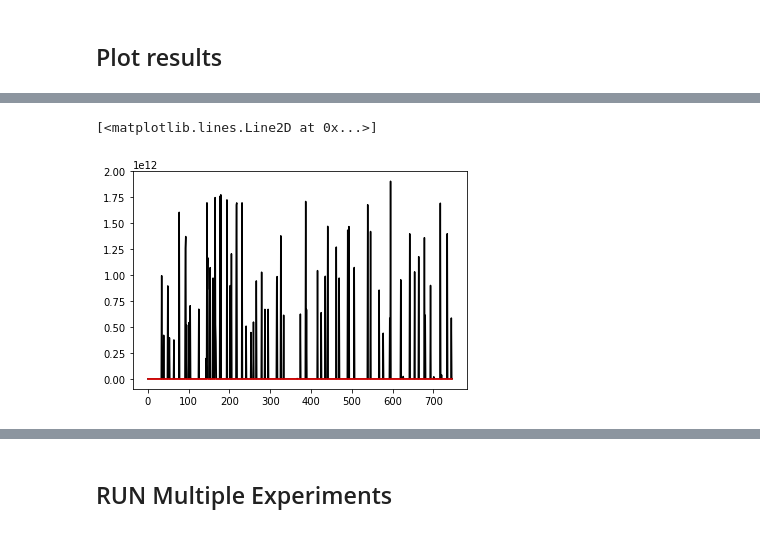
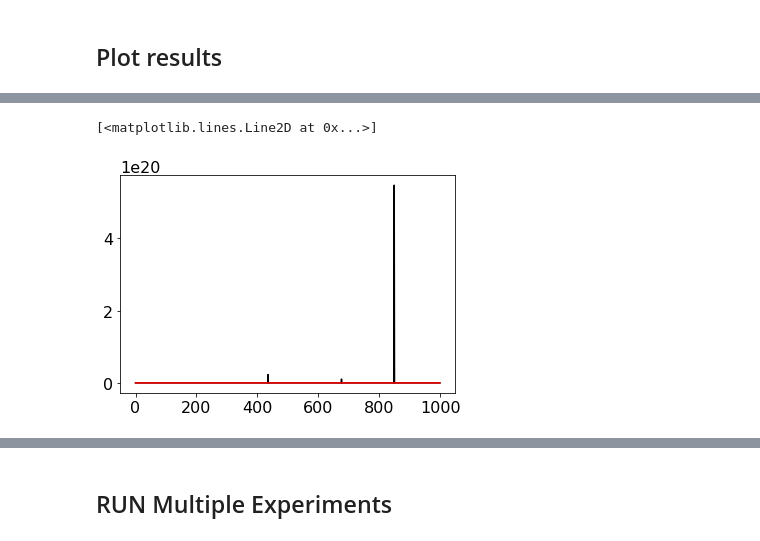
Before and after one commit to GoldeneyeRohan/prediction-uncertainty, a Jupyter notebook: Model Uncertain LQR.ipynb, the cells around one changed output, grey strips where cells are left out. Cells and saved outputs as stored; diff of their text form; code cells hidden in the pictures.

Commit message:
finished exps with model stochastic lqr

```diff
--- a/Model Uncertain LQR.ipynb
+++ b/Model Uncertain LQR.ipynb
@@ -208,27 +217,12 @@ plt.plot(F_norms)
 ### Run iterative LQG + system ID
 # %%
 def run_experiment(num_data_pts, cov_multiplier=1):
-    A_est, B_est, data = init_experiment()
-
-    x_init_true = x_init + np.random.multivariate_normal(np.zeros(N), process_noise)
-
-    K, _, _= controlpy.synthesis.controller_lqr_discrete_time(A_est, B_est, Q, R)
-    x_traj_init, u_traj_init, cost = sim_traj(A_true, B_true, K, Q, R, process_noise, x_init_true,
-                                                N=episode_length, input_limits=input_limits)
-
-    data[TRAJ_CE].append(x_traj_init)
-    data[INPUT_TRAJ_CE].append(u_traj_init)
-#     data[TRAJ_STOCH].append(x_traj)
-#     data[INPUT_TRAJ_STOCH].append(u_traj)
-    data[COST_CE].append(cost)
-    data[GAIN_CE].append(K)
-    data[STABLE_CE].append(is_stable(A_true - B_true @ K))
+    data = init_experiment()
 
     for _ in tqdm.tqdm(range(num_iterations)):
-        id_episode = np.random.choice(np.where(data[STABLE_CE])[0])
-        A_est_new, B_est_new, cov, error = single_traj_regression(data[TRAJ_CE][id_episode][:num_data_pts + 1,:], data[INPUT_TRAJ_CE][id_episode][:num_data_pts,:], regularization)
-        A_est = (1 - learning_rate) * A_est + learning_rate * A_est_new
-        B_est = (1 - learning_rate) * B_est + learning_rate * B_est_new
+        x_traj_id, u_traj_id, cost_id = get_true_trajectory(num_data_pts)
+
+        A_est, B_est, cov, error = single_traj_regression(x_traj_id, u_traj_id, regularization)
 
         x_init_sim = x_init + np.random.multivariate_normal(np.zeros(N), process_noise)
         K_ce, P_ce, _= controlpy.synthesis.controller_lqr_discrete_time(A_est, B_est, Q, R)
@@ -236,24 +230,23 @@ def run_experiment(num_data_pts, cov_multiplier=1):
 
         W = np.random.multivariate_normal(np.zeros(x_init.shape[0]), process_noise, size=episode_length)
         x_traj_ce, u_traj_ce, cost_ce = sim_traj(A_true, B_true, K_ce, Q, R, process_noise, x_init_sim,
-                                                        N=episode_length, input_limits=input_limits, W=W)
+                                                        N=episode_length, W=W)
         data[COST_CE].append(cost_ce)
         data[STABLE_CE].append(is_stable(A_true - B_true @ K_ce))
         data[CONVERGED].append(converged)
         data[TRAJ_CE].append(x_traj_ce)
         data[INPUT_TRAJ_CE].append(u_traj_ce)
-
+        data[COV].append(cov)
+        data[ERROR].append(error)
+        data[A_EST].append(A_est)
+        data[B_EST].append(B_est)
+        data[GAIN_CE].append(K_ce)
         if converged:
             K_stoch = -F
             x_traj_stoch, u_traj_stoch, cost_stoch = sim_traj(A_true, B_true, K_stoch, Q, R, process_noise, x_init_sim,
-                                                        N=episode_length, input_limits=input_limits, W=W)
+                                                        N=episode_length, W=W)
 
             data[COST_STOCH].append(cost_stoch)
-            data[COV].append(cov)
-            data[ERROR].append(error)
-            data[A_EST].append(A_est)
-            data[B_EST].append(B_est)
-            data[GAIN_CE].append(K_ce)
             data[GAIN_STOCH].append(K_stoch)
             data[TRAJ_STOCH].append(x_traj_stoch)
             data[INPUT_TRAJ_STOCH].append(u_traj_stoch)
@@ -261,7 +254,7 @@ def run_experiment(num_data_pts, cov_multiplier=1):
 
     return data
 # %%
-data = run_experiment(num_data_points, cov_multiplier=100)
+data = run_experiment(num_data_points, cov_multiplier=1)
 # %% [markdown]
 ## Plot results
 # %%
@@ -282,10 +275,10 @@ mean STOCH cost: 1147.146078, standard dev: 146.720944, percent stable: 1.000000
 # %%
-plt.plot(np.array(data[COST_CE][1:])[data[CONVERGED]], 'k')
+plt.plot(np.array(data[COST_CE])[data[CONVERGED]], 'k')
 plt.plot(np.array(data[COST_STOCH]), "r")
 # plt.ylim((1000,5000))
 # %% [output]
 [<matplotlib.lines.Line2D at 0x...>]
-[figure, old version]
+[figure, new version]
 # %%
 A_error = [np.linalg.norm(A_est - A_true) for A_est in data[A_EST]]
 B_error = [np.linalg.norm(B_est - B_true) for B_est in data[B_EST]]
```
Also changed, not shown: parts of 37 cells of this notebook, 1 other file.
